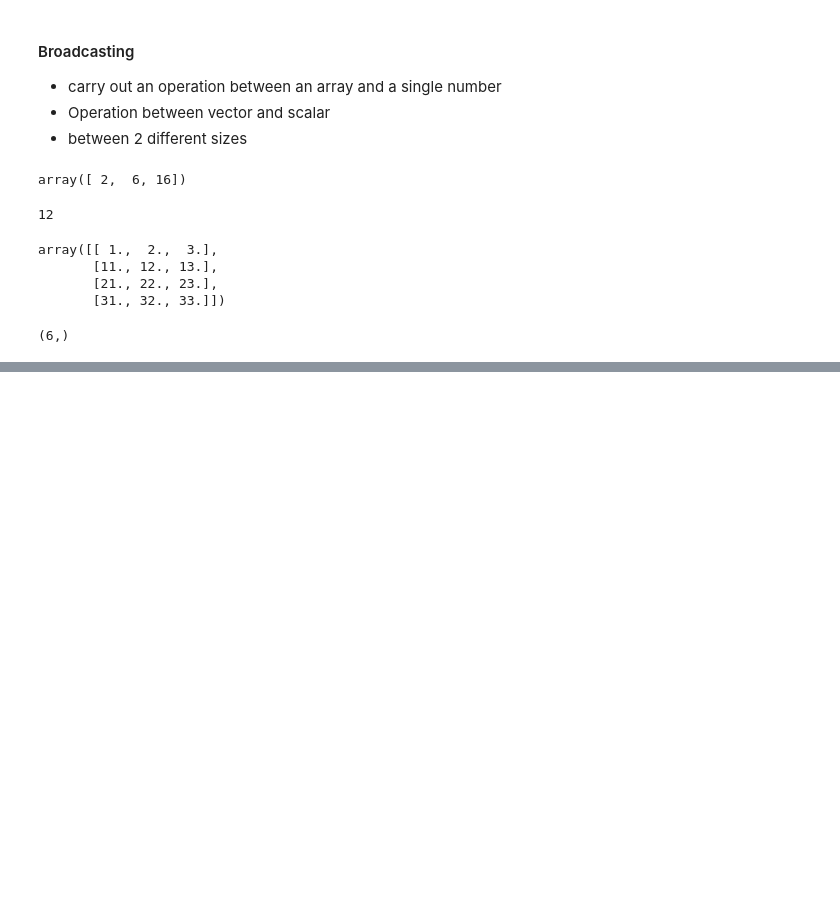
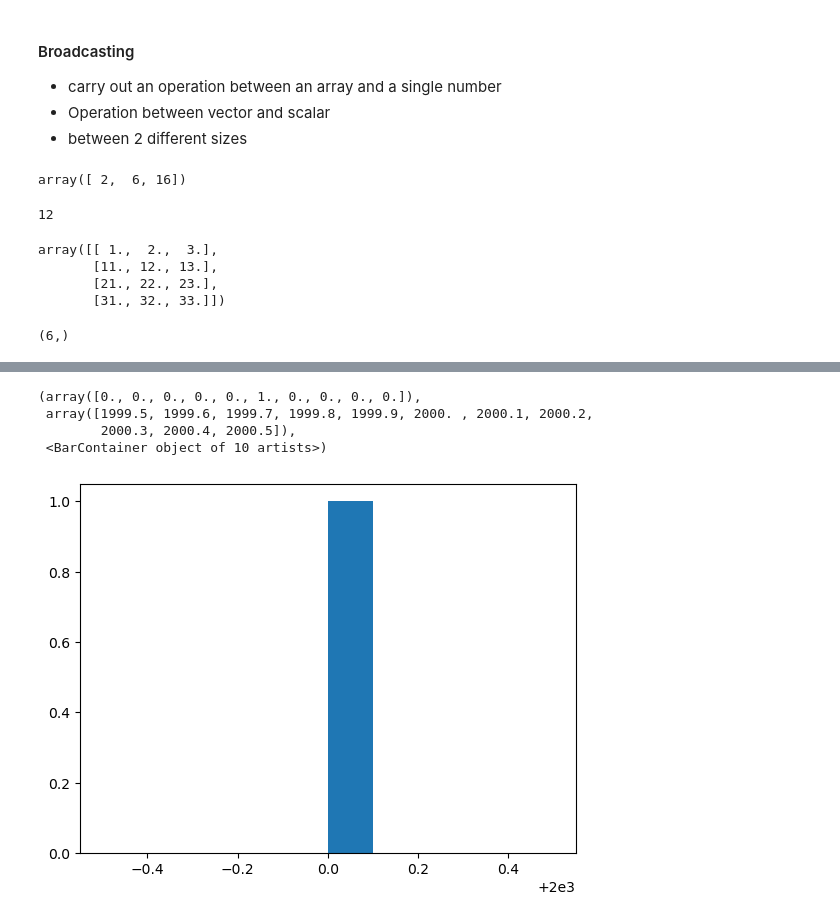
Before and after one commit to AayushFuse/Numpy_Learning, a Jupyter notebook: numpy_basics.ipynb, the cells around one changed output, grey strips where cells are left out. Drawn from its saved outputs; the diff is of its cells as text; code cells hidden in the pictures; blank space fills up the shorter version.

```diff
--- a/numpy_basics.ipynb
+++ b/numpy_basics.ipynb
@@ -373,0 +424,8 @@ array([[1., 1.],
+# %%
+plt.hist(np.random.normal(90,5,2000).shape)
+# %% [output]
+(array([0., 0., 0., 0., 0., 1., 0., 0., 0., 0.]),
+ array([1999.5, 1999.6, 1999.7, 1999.8, 1999.9, 2000. , 2000.1, 2000.2,
+        2000.3, 2000.4, 2000.5]),
+ <BarContainer object of 10 artists>)
+[figure, added]
```
Also changed, not shown: parts of 17 cells of this notebook.
